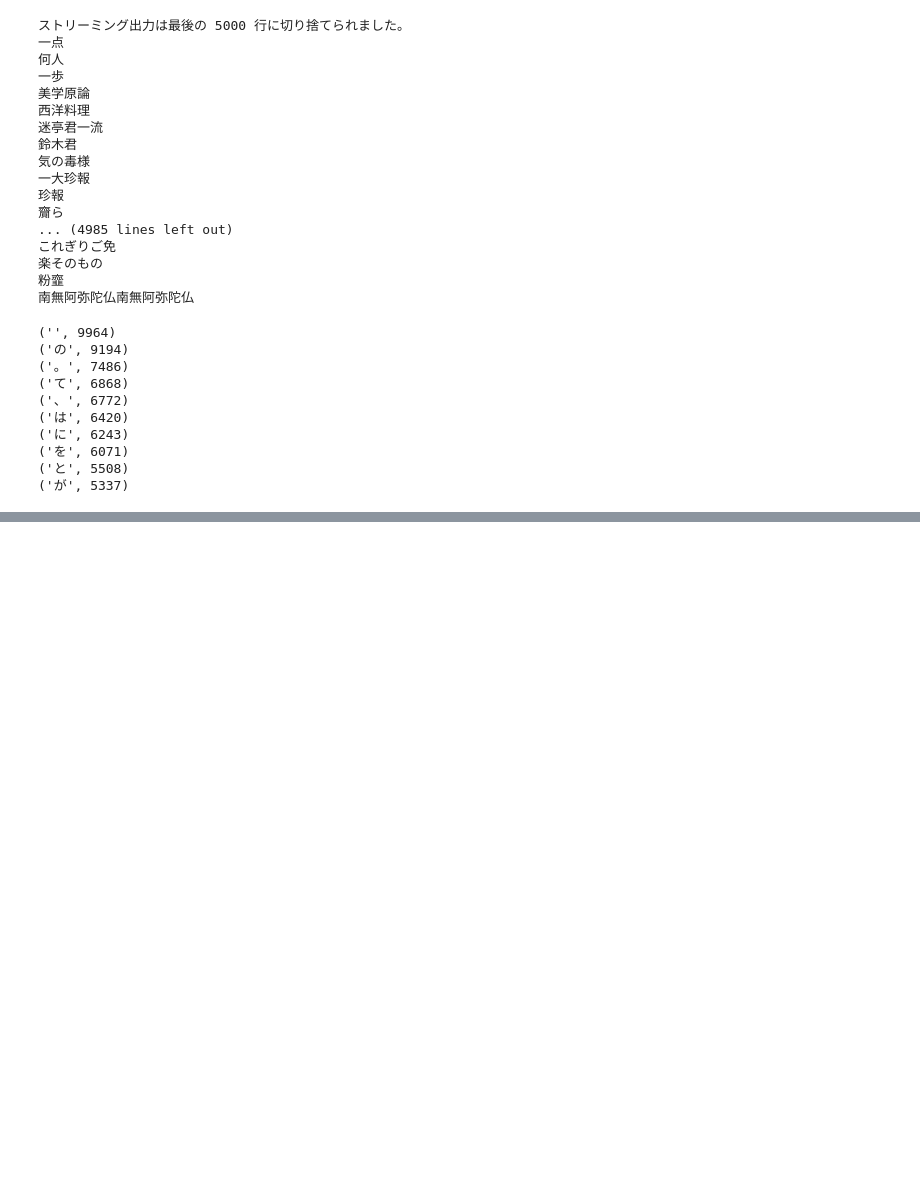
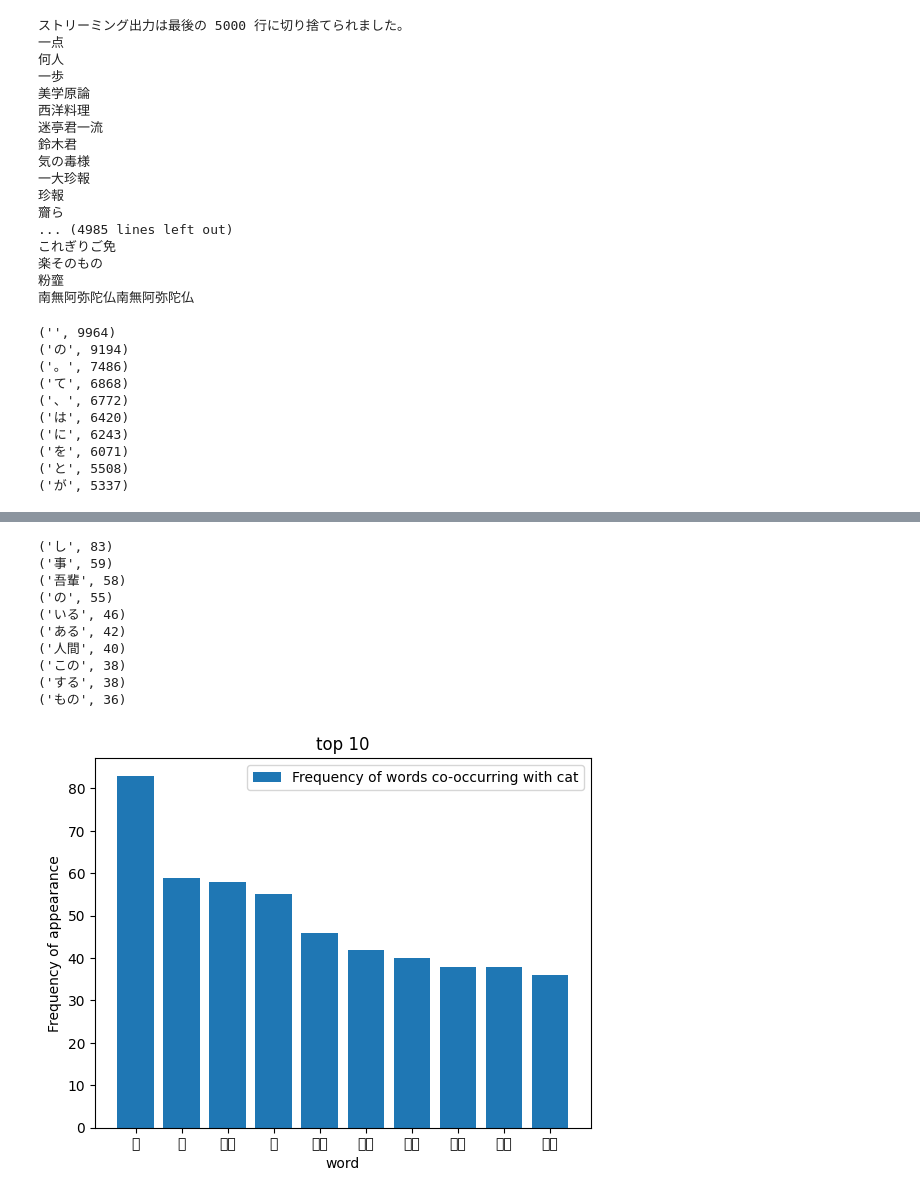
Before and after one commit to Rin-Sanity/test1, a Jupyter notebook: 04.ipynb, the cells around one changed output, grey strips where cells are left out. Cells and saved outputs as stored; diff of their text form; code cells hidden in the pictures; blank space fills up the shorter version.

```diff
--- a/04.ipynb
+++ b/04.ipynb
@@ -252,0 +247,45 @@ plt.show()
+# %%
+#37
+from collections import defaultdict
+cooc = defaultdict(int)
+for sentence in sentences:
+    if any([m['surface'] == '猫' for m in sentence]):
+        for morph in sentence:
+            if not(morph['pos'] == '助詞' or morph['pos'] == '助動詞' or morph['pos'] == '記号'):
+                if morph['surface'] != '猫':
+                    cooc[morph['surface']] += 1
+
+freq = sorted(cooc.items(), key=lambda x: x[1], reverse=True)
+for w in freq[:10]:
+    print(w)
+
+import matplotlib.pyplot as plt
+
+# キーリストと値リストの取得
+keys = [w[0] for w in freq[:10]]
+values = [w[1] for w in freq[:10]]
+
+# グラフの設定
+plt.title("top 10")
+plt.xlabel("word")
+plt.ylabel("Frequency of appearance")
+
+
+# 棒グラフのプロット
+plt.bar(keys, values, label="Frequency of words co-occurring with cat")
+plt.legend()
+
+# グラフの表示
+plt.show()
+# %% [output]
+('し', 83)
+('事', 59)
+('吾輩', 58)
+('の', 55)
+('いる', 46)
+('ある', 42)
+('人間', 40)
+('この', 38)
+('する', 38)
+('もの', 36)
+[figure, added]
```
Also changed, not shown: parts of 6 cells of this notebook.
